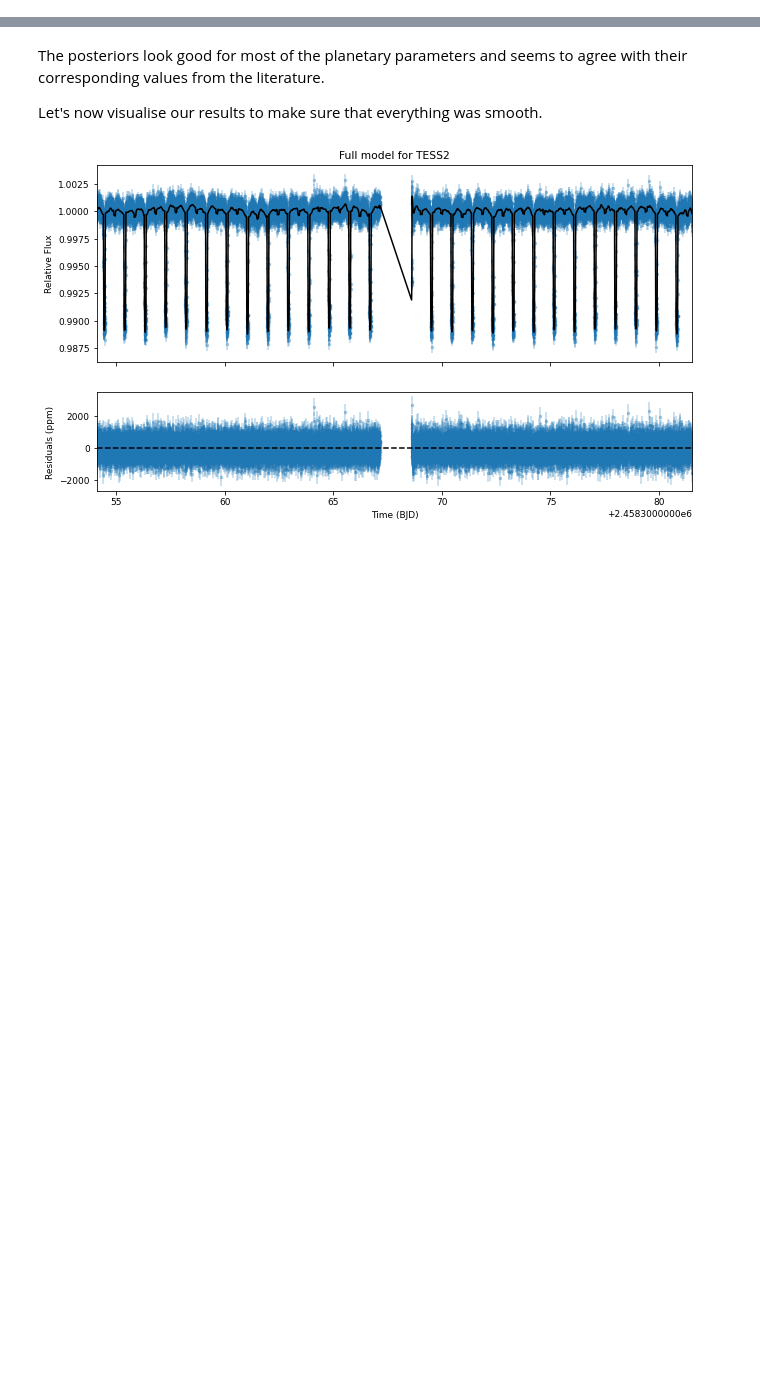
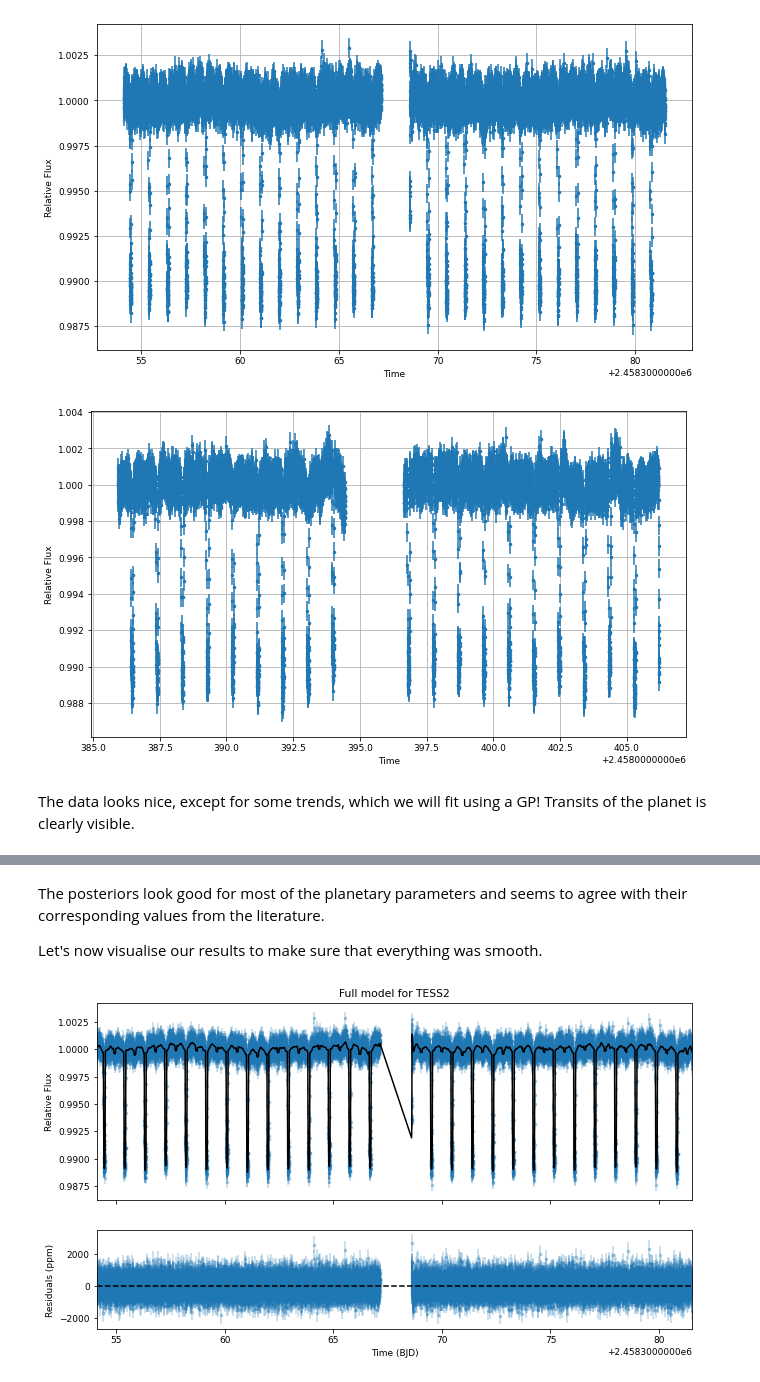
Before and after one commit to Jayshil/juliet-examples, a Jupyter notebook: multi-instrument-2.ipynb, the cells around one changed output, grey strips where cells are left out. Drawn from its saved outputs; the diff is of its cells as text; code cells hidden in the pictures; blank space fills up the shorter version.

```diff
--- a/multi-instrument-2.ipynb
+++ b/multi-instrument-2.ipynb
@@ -45,0 +25,25 @@ for i in tim.keys():
+# %%
+# Let's first load and visualise the data
+tim1, fl1, fle1 = np.loadtxt(os.getcwd() + '/Data/WASP-18_TESS2.dat',\
+    usecols=(0,1,2), unpack=True)
+tim3, fl3, fle3 = np.loadtxt(os.getcwd() + '/Data/WASP-18_TESS3.dat',\
+    usecols=(0,1,2), unpack=True)
+
+plt.figure(figsize=(16/1.5, 9/1.5))
+plt.errorbar(tim1, fl1, yerr=fle1, fmt='.')
+plt.xlabel('Time')
+plt.ylabel('Relative Flux')
+plt.grid()
+plt.show()
+
+plt.figure(figsize=(16/1.5, 9/1.5))
+plt.errorbar(tim3, fl3, yerr=fle3, fmt='.')
+plt.xlabel('Time')
+plt.ylabel('Relative Flux')
+plt.grid()
+plt.show()
+# %% [output]
+[figure, added]
+[figure, added]
+# %% [markdown]
+The data looks nice, except for some trends, which we will fit using a GP! Transits of the planet is clearly visible.
```
Also changed, not shown: parts of 9 cells of this notebook, 3 other files.
